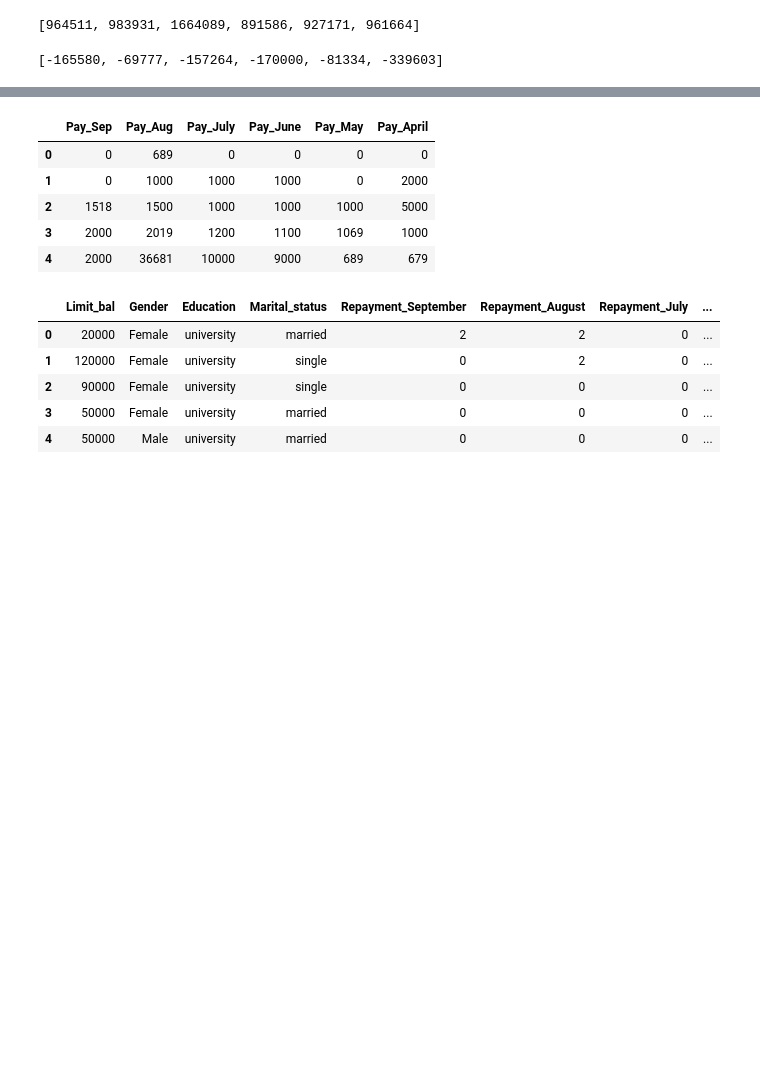
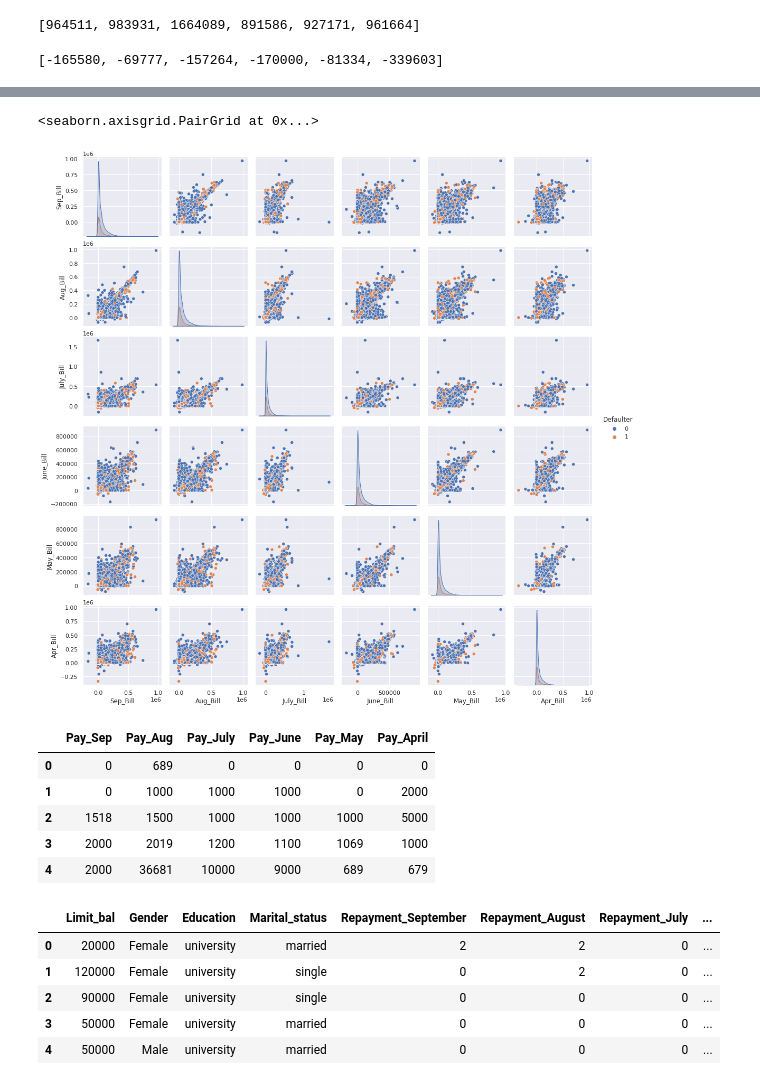
Before and after one commit to armanalam6342/Credit-Card-Default-Prediction, a Jupyter notebook: Credit_Card_Default_Prediction_Capstone_Project.ipynb, the cells around one changed output, grey strips where cells are left out. Drawn from its saved outputs; the diff is of its cells as text; code cells hidden in the pictures; blank space fills up the shorter version.

```diff
--- a/Credit_Card_Default_Prediction_Capstone_Project.ipynb
+++ b/Credit_Card_Default_Prediction_Capstone_Project.ipynb
@@ -477,5 +481,8 @@ print(min_bill)
 # %%
-# sns.pairplot(df, vars=bills_df.columns, kind='scatter',hue='Defaulter')
+sns.pairplot(df, vars=bills_df.columns, kind='scatter',hue='Defaulter')
+# %% [output]
+<seaborn.axisgrid.PairGrid at 0x...>
+[figure, added]
 # %%
 pay_df.head()
 # %% [output]
```
Also changed, not shown: parts of 46 cells of this notebook.
